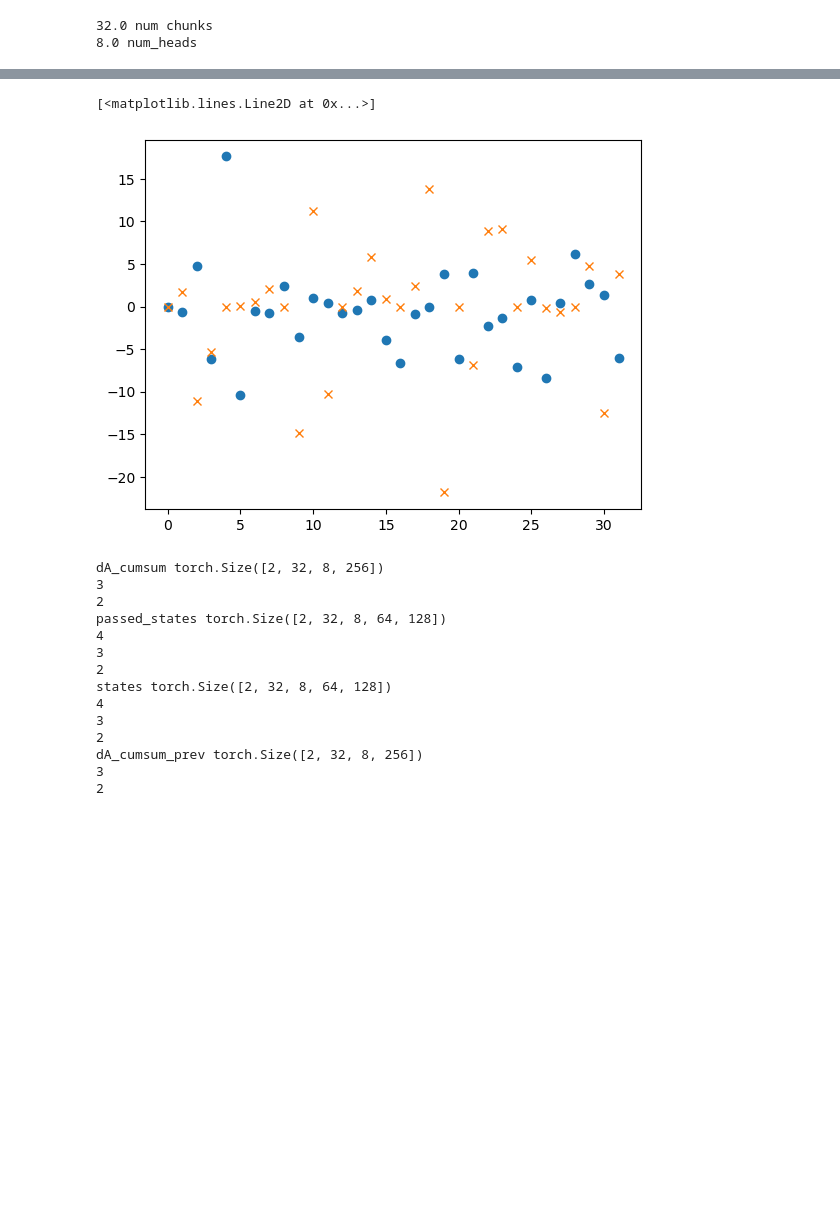
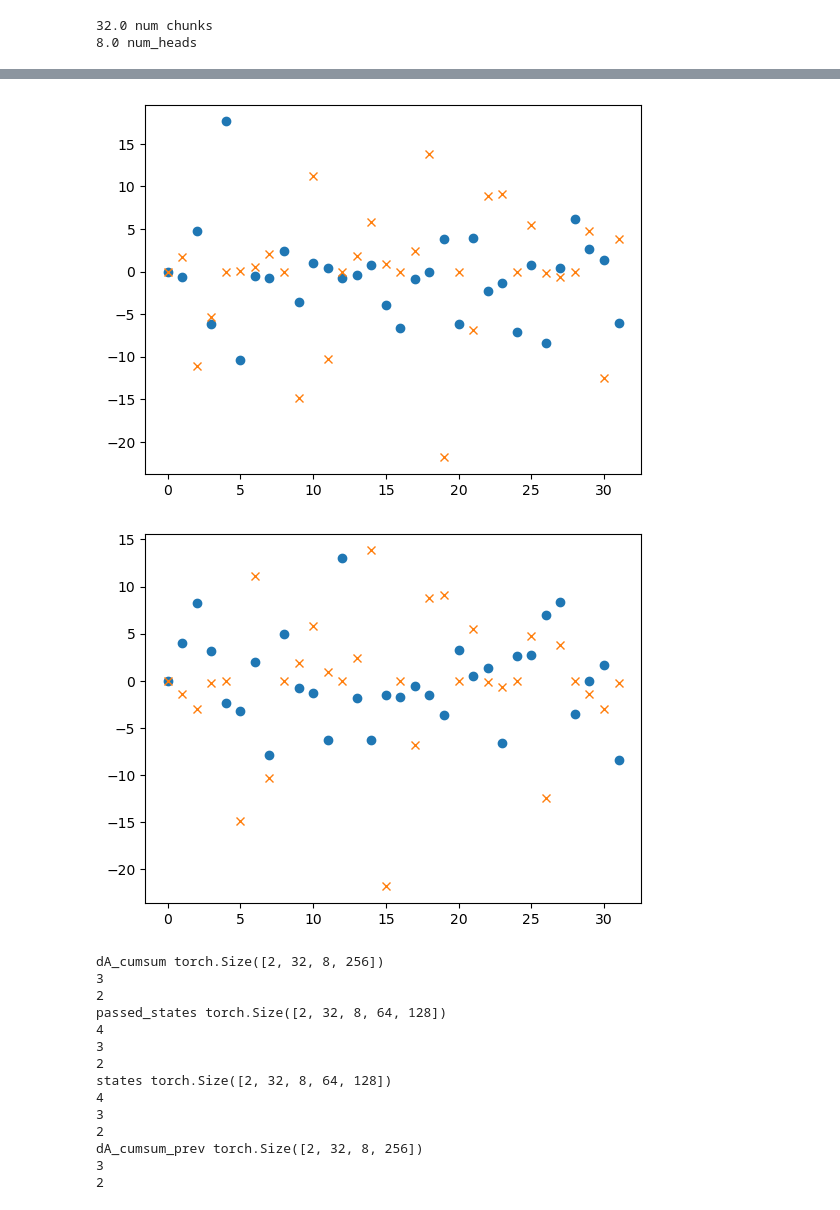
Before and after one commit to state-spaces/mamba, a Jupyter notebook: tests.ipynb, the cells around one changed output, grey strips where cells are left out. Cells and saved outputs as stored; diff of their text form; code cells hidden in the pictures; blank space fills up the shorter version.

```diff
--- a/tests.ipynb
+++ b/tests.ipynb
@@ -139,9 +100,11 @@ plt.plot(dist_dict['states'].sum(dim=(2,3,4))[0,:],'x')
 # %%
-plt.plot(ser_dict['passed_states'].sum(dim=(2,3,4))[0,:],'o')
-plt.plot(dist_dict['passed_states'].sum(dim=(2,3,4))[0,:],'x')
+for i in range(2):
+    plt.figure()
+    plt.plot(ser_dict['passed_states'].sum(dim=(2,3,4))[i,:],'o')
+    plt.plot(dist_dict['passed_states'].sum(dim=(2,3,4))[i,:],'x')
 # %% [output]
-[<matplotlib.lines.Line2D at 0x...>]
 [figure]
+[figure, added]
 # %%
 from einops import rearrange, repeat
 # %%
```
Also changed, not shown: parts of 20 cells of this notebook, 1 other file.
